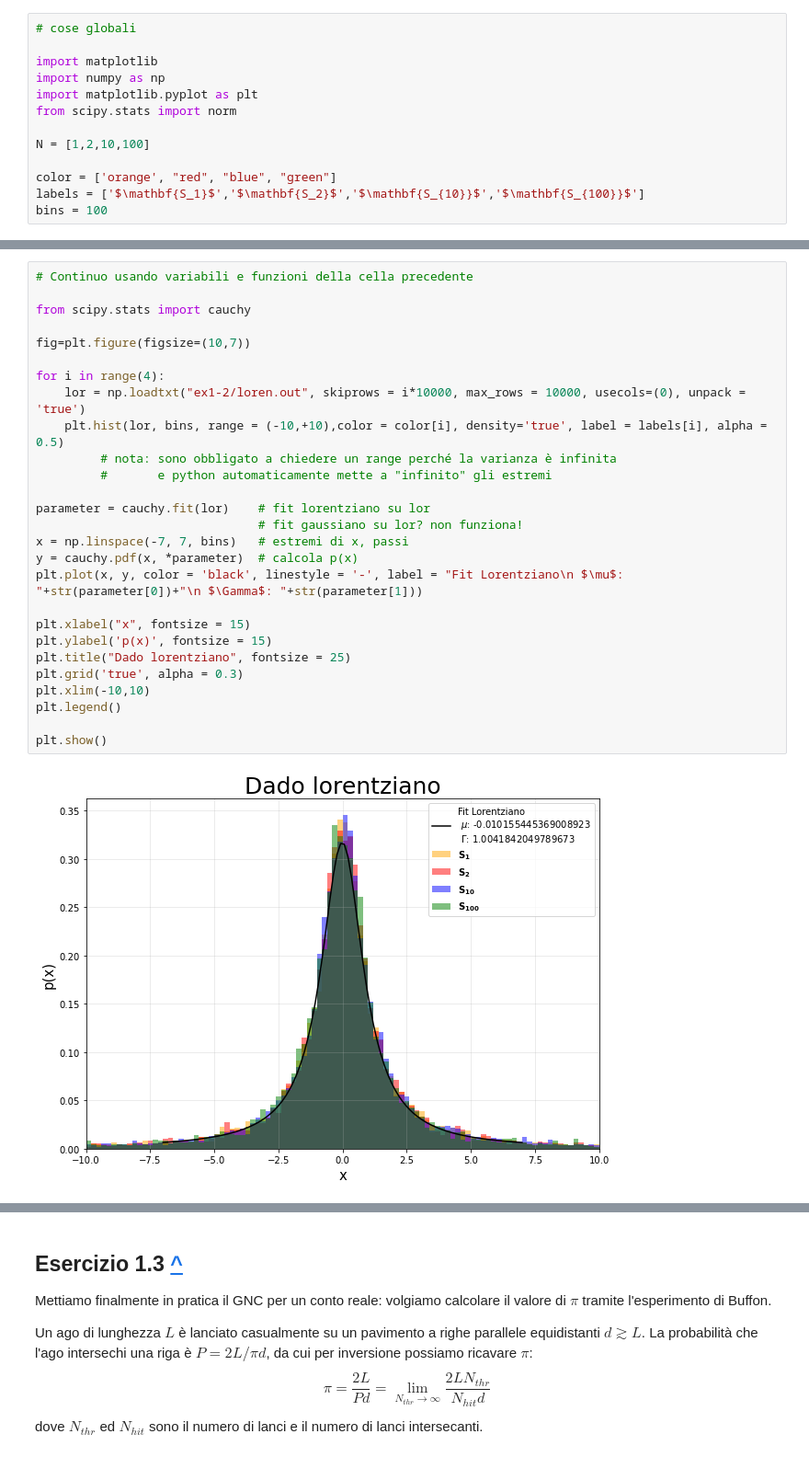
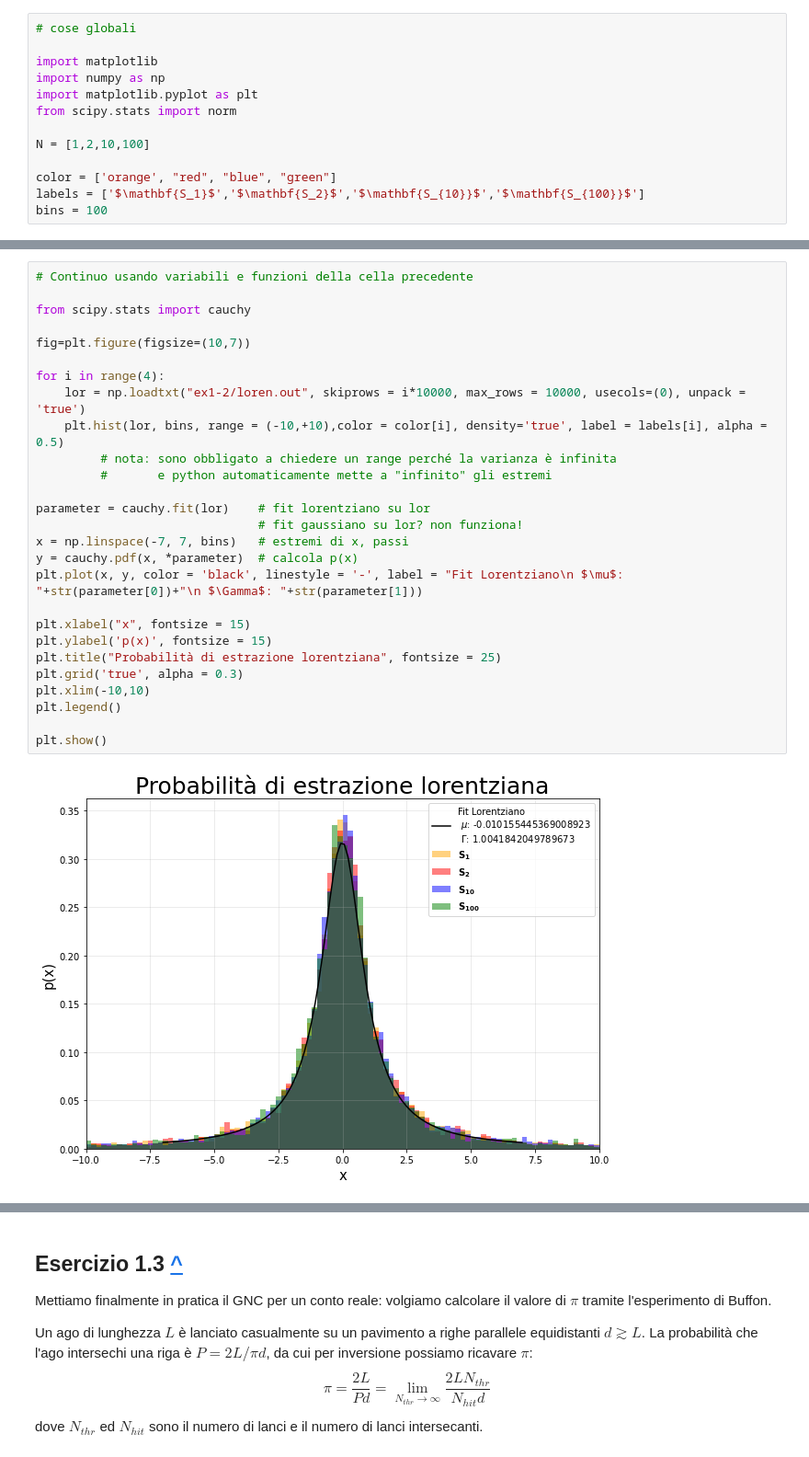
Before and after one commit to martinozanetti/LSN-Martino-Zanetti, a Jupyter notebook: 01-ok/my-01.ipynb, the cells around one changed output, grey strips where cells are left out. Shown at 92% size. Saved outputs shown, nothing was run; the diff lists cells and outputs as text.

```diff
--- a/01-ok/my-01.ipynb
+++ b/01-ok/my-01.ipynb
@@ -214,32 +214,32 @@ plt.show()
 # %%
 # Continuo usando variabili e funzioni della cella precedente
 
 from scipy.stats import cauchy
 
 fig=plt.figure(figsize=(10,7))
 
 for i in range(4):
     lor = np.loadtxt("ex1-2/loren.out", skiprows = i*10000, max_rows = 10000, usecols=(0), unpack = 'true')
     plt.hist(lor, bins, range = (-10,+10),color = color[i], density='true', label = labels[i], alpha = 0.5)
          # nota: sono obbligato a chiedere un range perché la varianza è infinita
          #       e python automaticamente mette a "infinito" gli estremi
 
 parameter = cauchy.fit(lor)    # fit lorentziano su lor
                                # fit gaussiano su lor? non funziona!
 x = np.linspace(-7, 7, bins)   # estremi di x, passi
 y = cauchy.pdf(x, *parameter)  # calcola p(x)
 plt.plot(x, y, color = 'black', linestyle = '-', label = "Fit Lorentziano\n $\mu$: "+str(parameter[0])+"\n $\Gamma$: "+str(parameter[1]))
 
 plt.xlabel("x", fontsize = 15)
 plt.ylabel('p(x)', fontsize = 15)
-plt.title("Dado lorentziano", fontsize = 25)
+plt.title("Probabilità di estrazione lorentziana", fontsize = 25)
 plt.grid('true', alpha = 0.3)
 plt.xlim(-10,10)
 plt.legend()
 
 plt.show()
 # %% [output]
-[figure, old version]
+[figure, new version]
 # %% [markdown]
 ### Osservazioni
 
```
Also changed, not shown: parts of 9 cells of this notebook.
